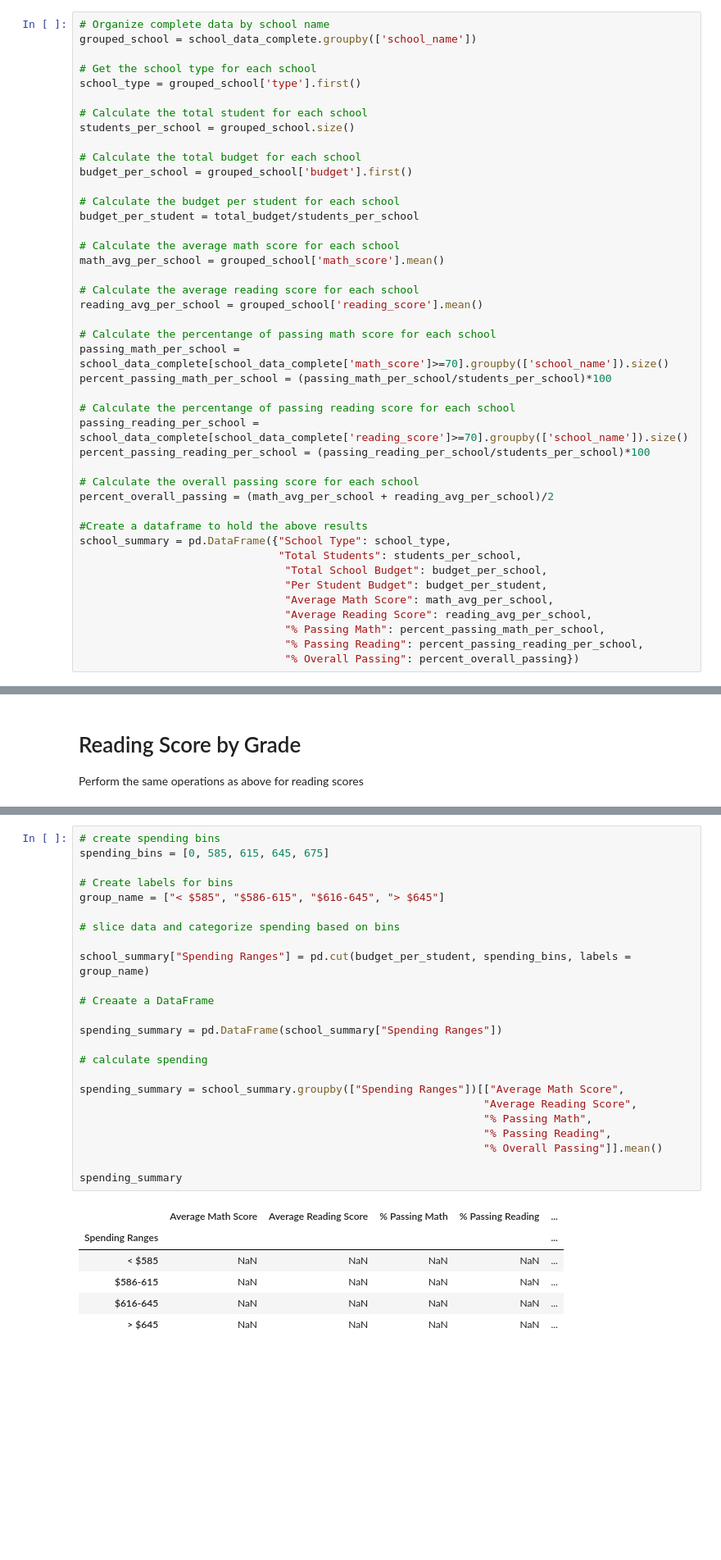
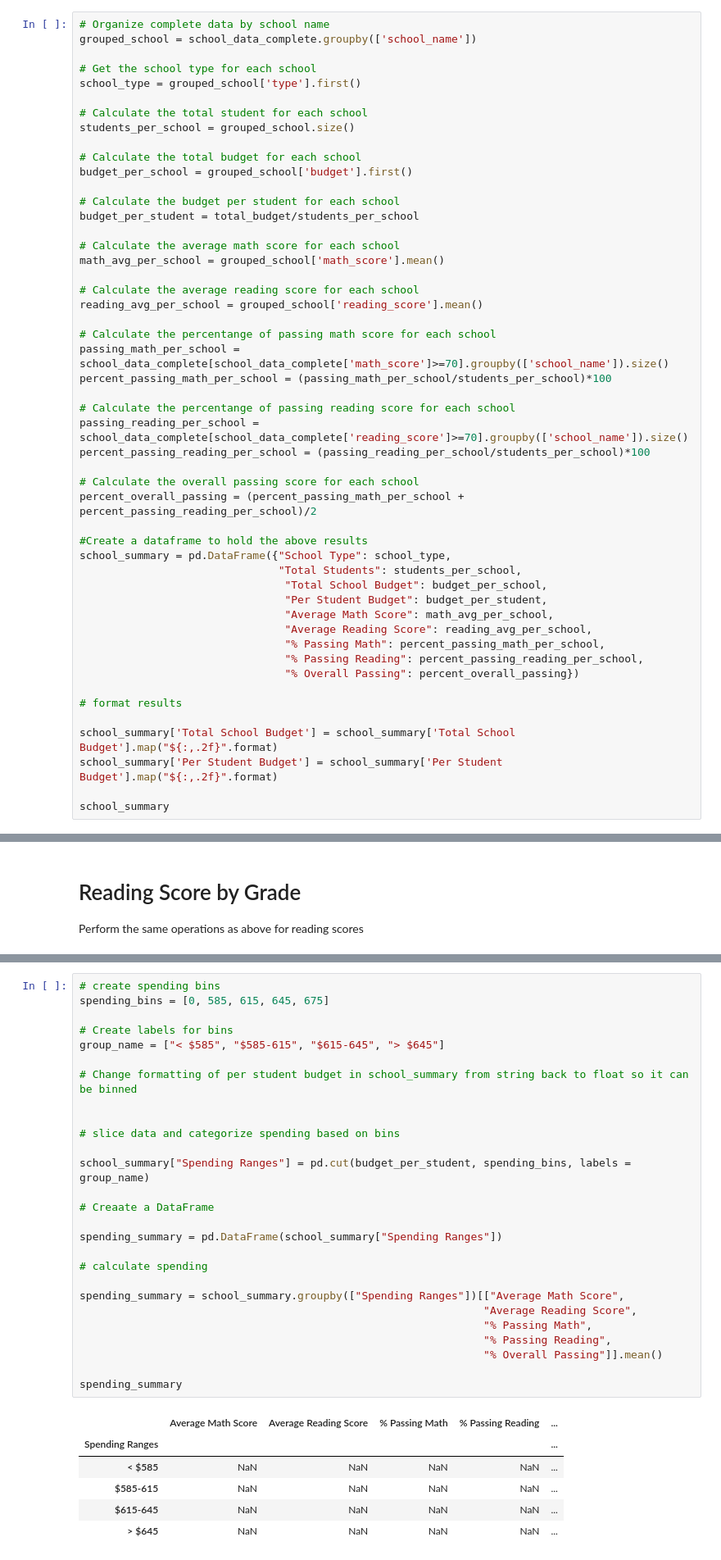
Before and after one commit to Posh007/pandas-challenge, a Jupyter notebook: PyCitySchools/PyCitySchools.ipynb, the cells around one changed output, grey strips where cells are left out. Shown at 82% size. Saved outputs shown, nothing was run; the diff lists cells and outputs as text; blank space fills up the shorter version.

```diff
--- a/PyCitySchools/PyCitySchools.ipynb
+++ b/PyCitySchools/PyCitySchools.ipynb
@@ -164,7 +163,7 @@ passing_reading_per_school = school_data_complete[school_data_complete['reading_
 percent_passing_reading_per_school = (passing_reading_per_school/students_per_school)*100
 
 # Calculate the overall passing score for each school
-percent_overall_passing = (math_avg_per_school + reading_avg_per_school)/2
+percent_overall_passing = (percent_passing_math_per_school + percent_passing_reading_per_school)/2
 
 #Create a dataframe to hold the above results
 school_summary = pd.DataFrame({"School Type": school_type,
@@ -176,3 +175,10 @@ school_summary = pd.DataFrame({"School Type": school_type,
                                 "% Passing Math": percent_passing_math_per_school,
                                 "% Passing Reading": percent_passing_reading_per_school,
                                 "% Overall Passing": percent_overall_passing})
+
+# format results
+
+school_summary['Total School Budget'] = school_summary['Total School Budget'].map("${:,.2f}".format)
+school_summary['Per Student Budget'] = school_summary['Per Student Budget'].map("${:,.2f}".format)
+
+school_summary
@@ -356,33 +355,36 @@ Average Reading Score
 # %%
 # create spending bins
 spending_bins = [0, 585, 615, 645, 675]
 
 # Create labels for bins
-group_name = ["< $585", "$586-615", "$616-645", "> $645"]
+group_name = ["< $585", "$585-615", "$615-645", "> $645"]
+
+# Change formatting of per student budget in school_summary from string back to float so it can be binned
+
 
 # slice data and categorize spending based on bins
 
 school_summary["Spending Ranges"] = pd.cut(budget_per_student, spending_bins, labels = group_name)
 
 # Creaate a DataFrame
 
 spending_summary = pd.DataFrame(school_summary["Spending Ranges"])
 
 # calculate spending
 
 spending_summary = school_summary.groupby(["Spending Ranges"])[["Average Math Score",
                                                                "Average Reading Score",
                                                                "% Passing Math",
                                                                "% Passing Reading",
                                                                "% Overall Passing"]].mean()
 
 spending_summary
 # %% [output]
 |  | Average Math Score | Average Reading Score | % Passing Math | % Passing Reading | ... |
 | Spending Ranges |  |  |  |  | ... |
 | < $585 | NaN | NaN | NaN | NaN | ... |
-| $586-615 | NaN | NaN | NaN | NaN | ... |
-| $616-645 | NaN | NaN | NaN | NaN | ... |
+| $585-615 | NaN | NaN | NaN | NaN | ... |
+| $615-645 | NaN | NaN | NaN | NaN | ... |
 | > $645 | NaN | NaN | NaN | NaN | ... |
 # %% [markdown]
 # Scores by School Size
```
Also changed, not shown: parts of 7 cells of this notebook.
